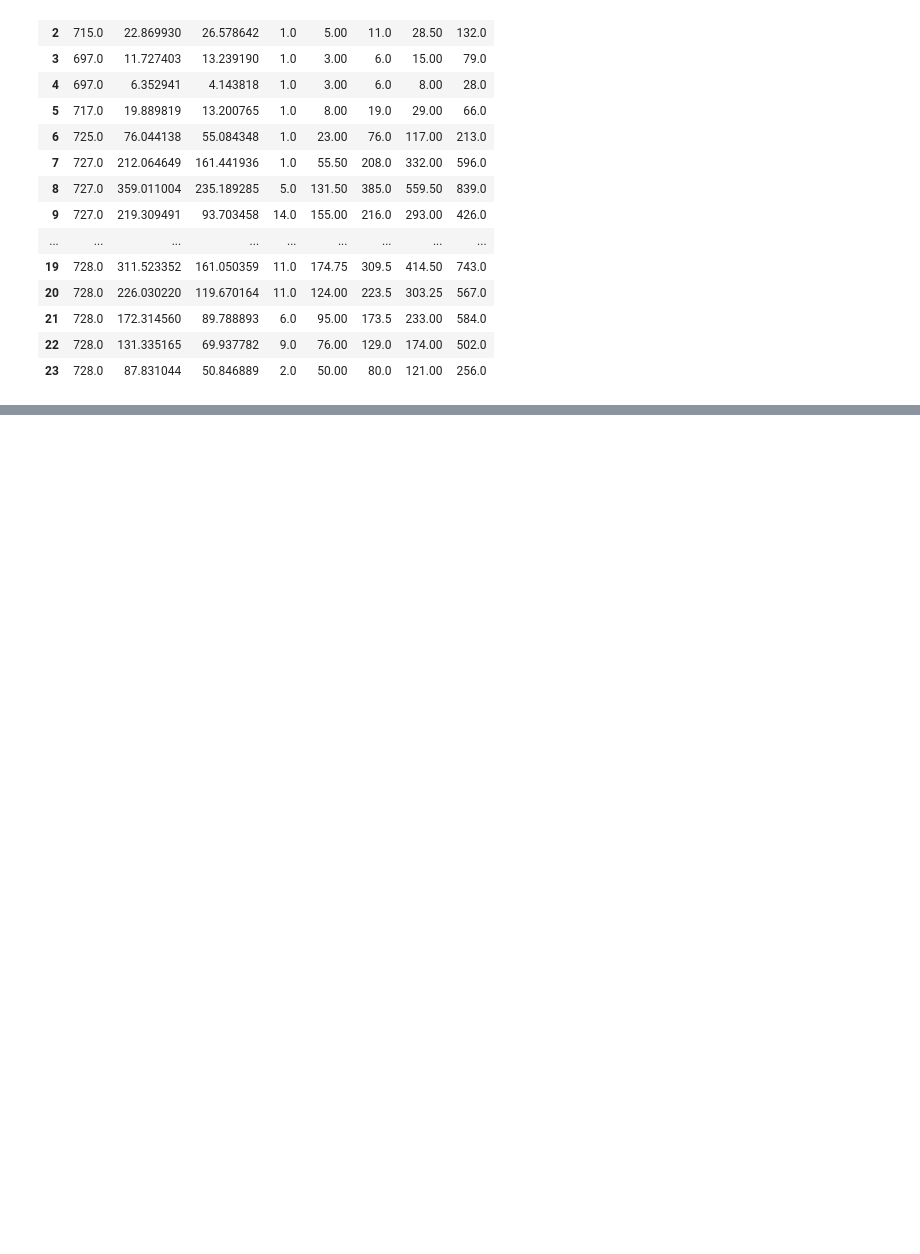
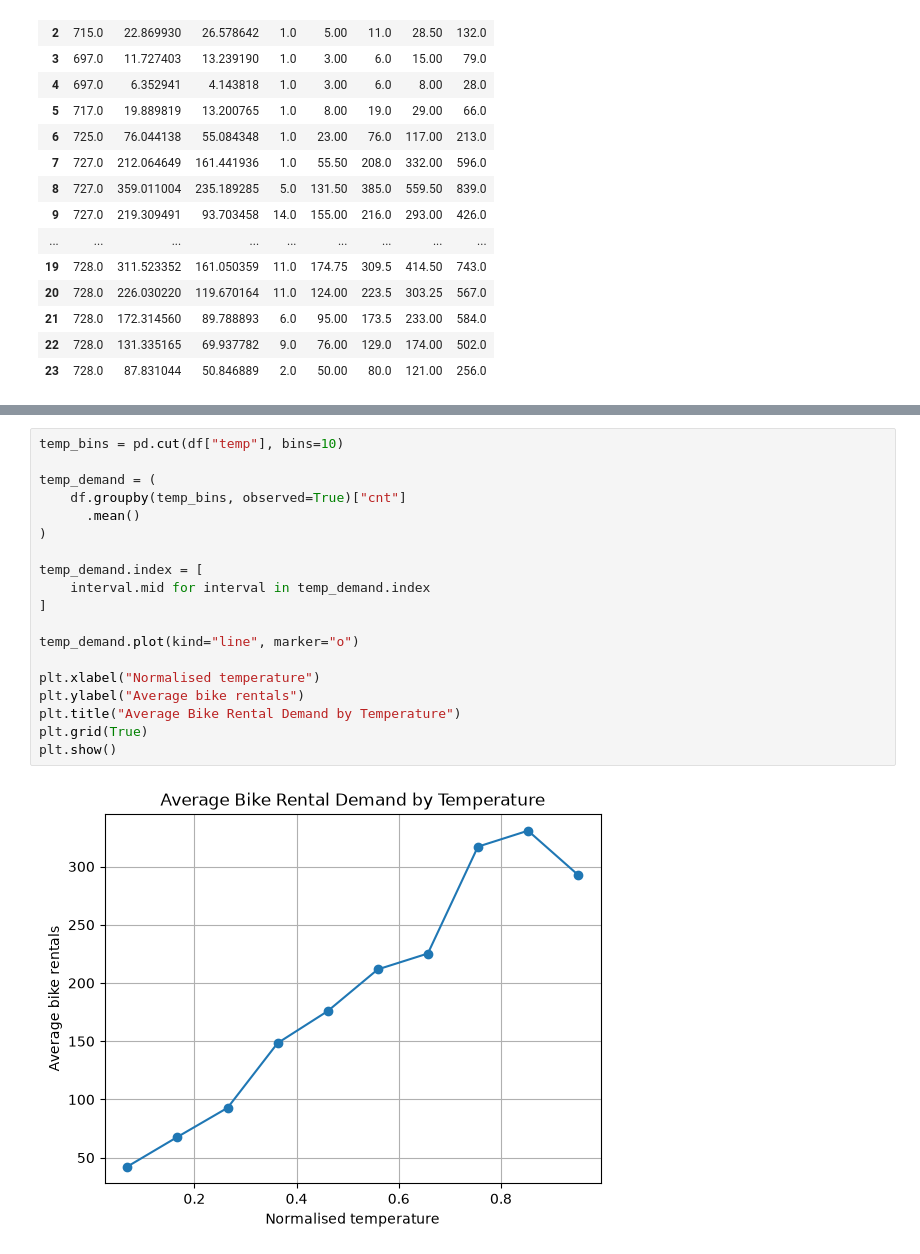
Before and after one commit to GregJackalis/bike-rental-demand-predictor, a Jupyter notebook: notebooks/prediction.ipynb, the cells around one changed output, grey strips where cells are left out. Drawn from its saved outputs; the diff is of its cells as text; blank space fills up the shorter version.

```diff
--- a/notebooks/prediction.ipynb
+++ b/notebooks/prediction.ipynb
@@ -300,0 +379,21 @@ display(hourly_stats)
+# %%
+temp_bins = pd.cut(df["temp"], bins=10)
+
+temp_demand = (
+    df.groupby(temp_bins, observed=True)["cnt"]
+      .mean()
+)
+
+temp_demand.index = [
+    interval.mid for interval in temp_demand.index
+]
+
+temp_demand.plot(kind="line", marker="o")
+
+plt.xlabel("Normalised temperature")
+plt.ylabel("Average bike rentals")
+plt.title("Average Bike Rental Demand by Temperature")
+plt.grid(True)
+plt.show()
+# %% [output]
+[figure, added]
```
Also changed, not shown: parts of 11 cells of this notebook.
